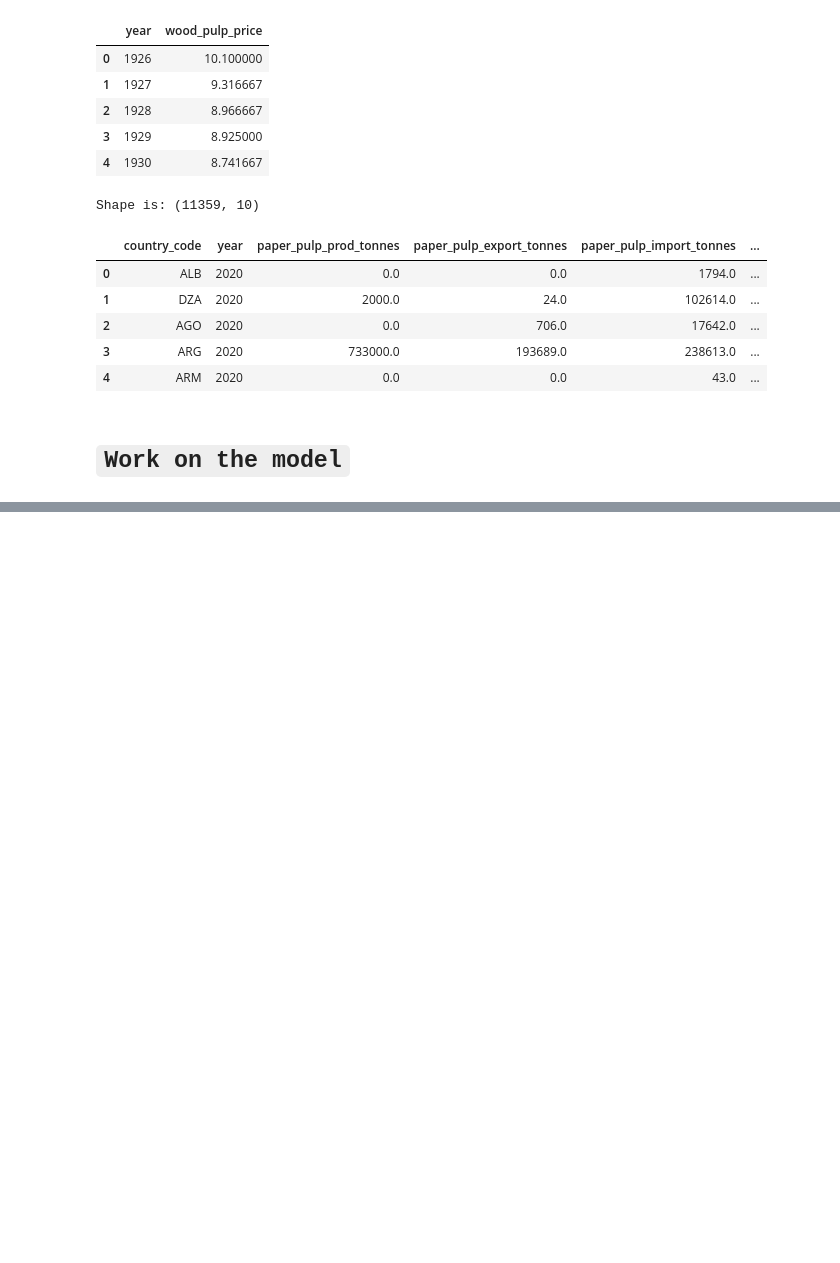
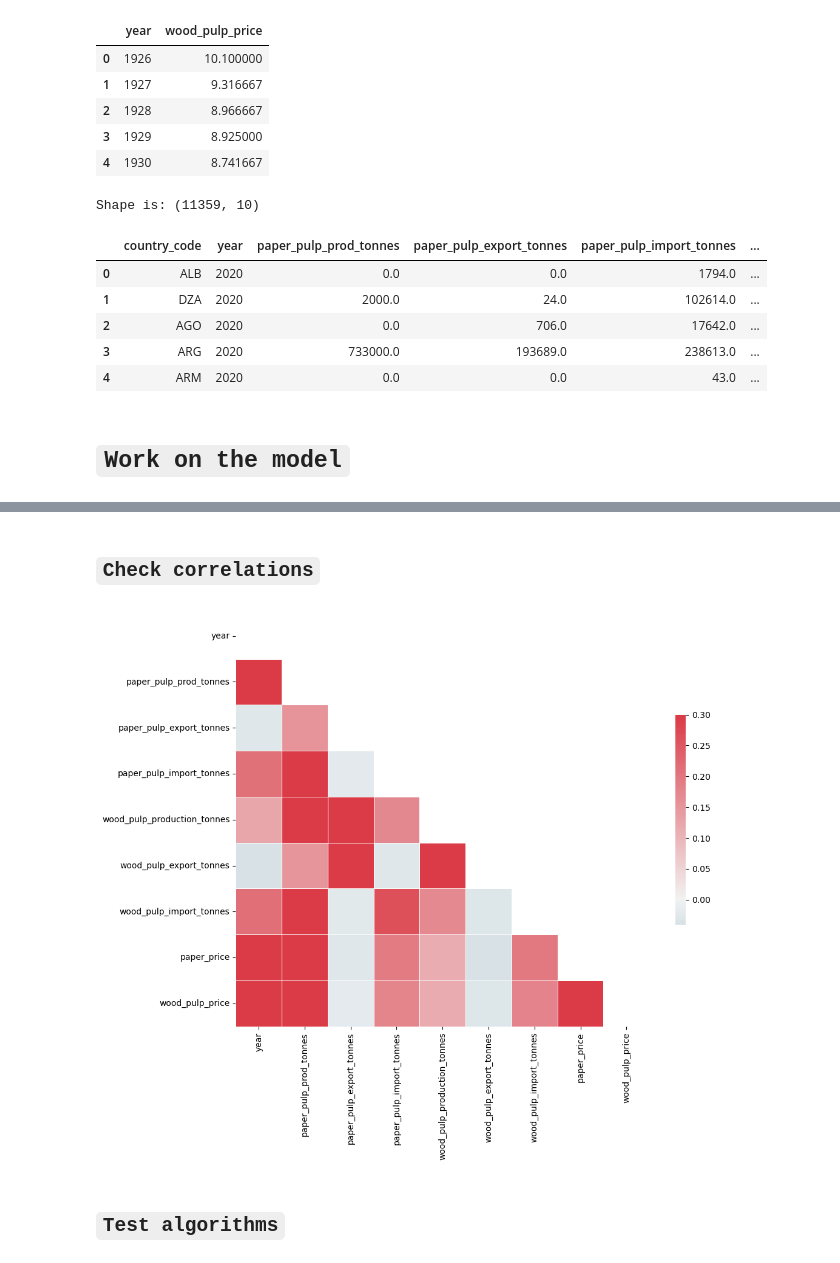
Before and after one commit to fabio1623/final-project, a Jupyter notebook: solution-model.ipynb, the cells around one changed output, grey strips where cells are left out. Drawn from its saved outputs; the diff is of its cells as text; code cells hidden in the pictures; blank space fills up the shorter version.

```diff
--- a/solution-model.ipynb
+++ b/solution-model.ipynb
@@ -5,6 +21,7 @@ import numpy as np
 def display_df_info(dataframe):
     print(f"Shape is: {dataframe.shape}")
     display(dataframe.head())
+
 
 def get_filtered_data(path_csv_file, element_type, new_value_name):
     data = pd.read_csv(path_csv_file)
@@ -19,8 +36,23 @@ def get_filtered_data(path_csv_file, element_type, new_value_name):
 
     return data[['country_code', 'year', new_value_name]]
 
+
 def fill_na_with_mean(dataframe, column_name):
     mean = dataframe[column_name].mean()
     dataframe[column_name] = dataframe[column_name].fillna(mean)
 
     return dataframe
+
+
+def display_heatmap(dataframe):
+    corr=dataframe.corr()
+
+    mask=np.triu(np.ones_like(corr, dtype=bool))     # generate a mask for the upper triangle
+
+    f, ax=plt.subplots(figsize=(11, 9))                 # set up the matplotlib figure
+
+    cmap=sns.diverging_palette(220, 10, as_cmap=True)   # generate a custom diverging colormap
+
+    sns.heatmap(corr, mask=mask, cmap=cmap,             # draw the heatmap with the mask and correct aspect ratio
+                vmax=.3, center=0, square=True,
+                linewidths=.5, cbar_kws={"shrink": .5})
@@ -236 +348,3 @@ wood_pulp_price                   0
 dtype: int64
+# %%
+data.drop('country_code', axis=1, inplace=True)
@@ -236,0 +361,8 @@ dtype: int64
+# %% [markdown]
+## `Check correlations`
+# %%
+display_heatmap(data)
+# %% [output]
+[figure, added]
+# %% [markdown]
+## `Test algorithms`
```
Also changed, not shown: parts of 13 cells of this notebook, 3 other files.
